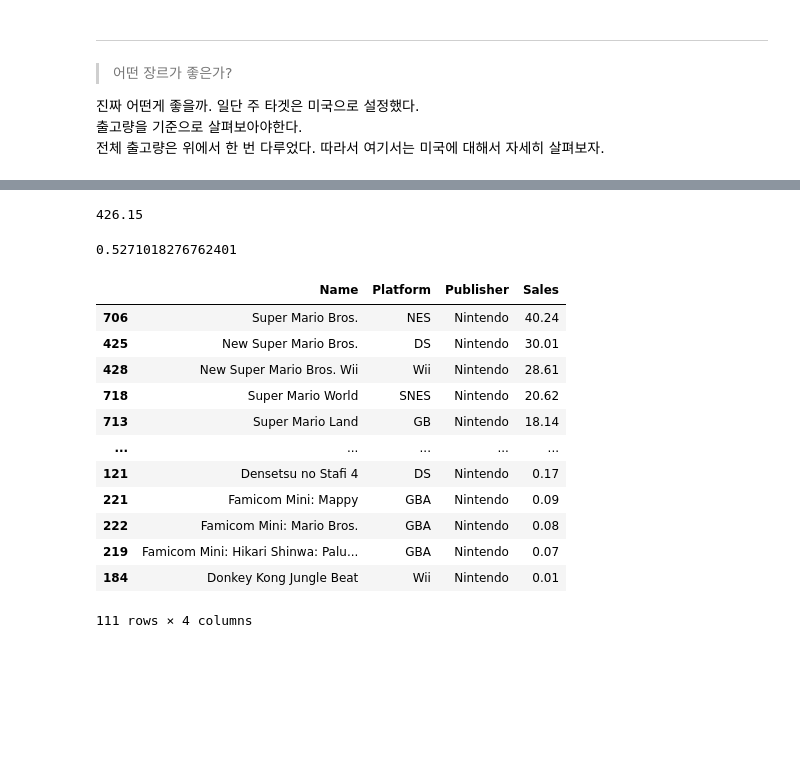
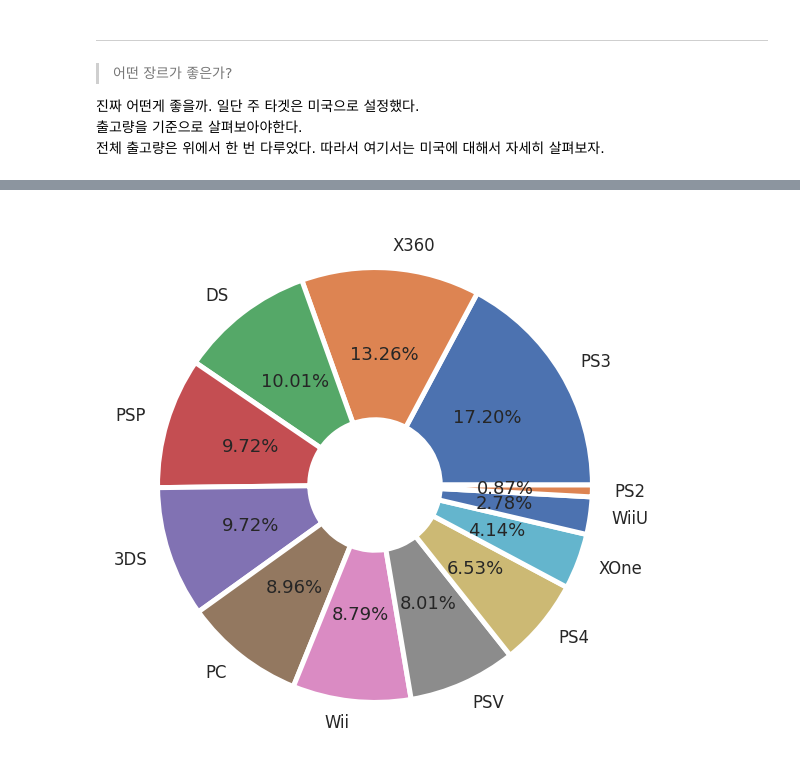
Before and after one commit to IlTACK-OH/Section1_project, a Jupyter notebook: Section1_project.ipynb, the cells around one changed output, grey strips where cells are left out. Drawn from its saved outputs; the diff is of its cells as text; code cells hidden in the pictures; blank space fills up the shorter version.

```diff
--- a/Section1_project.ipynb
+++ b/Section1_project.ipynb
@@ -1011,24 +915,2 @@ round(plat_sale[~(plat_sale.Publisher=='Nintendo')].Sales.sum(),3)
-# %%
-round(plat_sale[plat_sale.Publisher=='Nintendo'].Sales.sum(),3)
-# %% [output]
-426.15
-# %%
-403.76/plat_sale[~(plat_sale.Publisher=='Nintendo')].shape[0]
-# %% [output]
-0.5271018276762401
-# %%
-plat_sale[plat_sale.Publisher=='Nintendo']
-# %% [output]
-|  | Name | Platform | Publisher | Sales |
-| 706 | Super Mario Bros. | NES | Nintendo | 40.24 |
-| 425 | New Super Mario Bros. | DS | Nintendo | 30.01 |
-| 428 | New Super Mario Bros. Wii | Wii | Nintendo | 28.61 |
-| 718 | Super Mario World | SNES | Nintendo | 20.62 |
-| 713 | Super Mario Land | GB | Nintendo | 18.14 |
-| ... | ... | ... | ... | ... |
-| 121 | Densetsu no Stafi 4 | DS | Nintendo | 0.17 |
-| 221 | Famicom Mini: Mappy | GBA | Nintendo | 0.09 |
-| 222 | Famicom Mini: Mario Bros. | GBA | Nintendo | 0.08 |
-| 219 | Famicom Mini: Hikari Shinwa: Palu... | GBA | Nintendo | 0.07 |
-| 184 | Donkey Kong Jungle Beat | Wii | Nintendo | 0.01 |
-111 rows × 4 columns
+# %%
+NA_Platform_count = df_sub[(df_sub.Country=='North America')&(df_sub.Year>=2010)].Platform.value_counts()
@@ -1034,0 +919,7 @@ plat_sale[plat_sale.Publisher=='Nintendo']
+# %%
+style={'width': 0.7, 'edgecolor': 'w', 'linewidth': 5}
+plt.figure(figsize=([10,10]))
+plt.pie(NA_Platform_count,labels=NA_Platform_count.index,autopct='%.2f%%',wedgeprops=style)
+plt.show()
+# %% [output]
+[figure, added]
```
Also changed, not shown: parts of 18 cells of this notebook.
